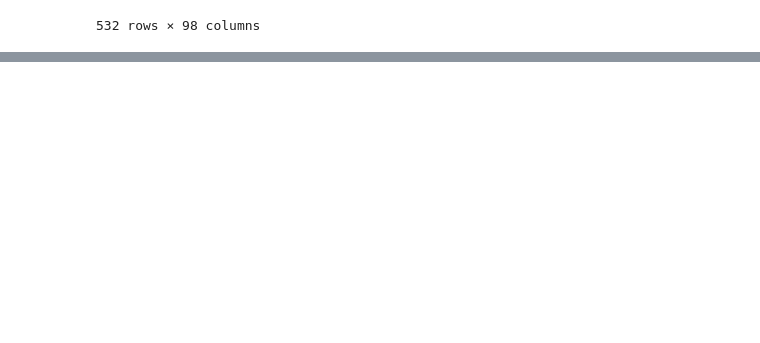
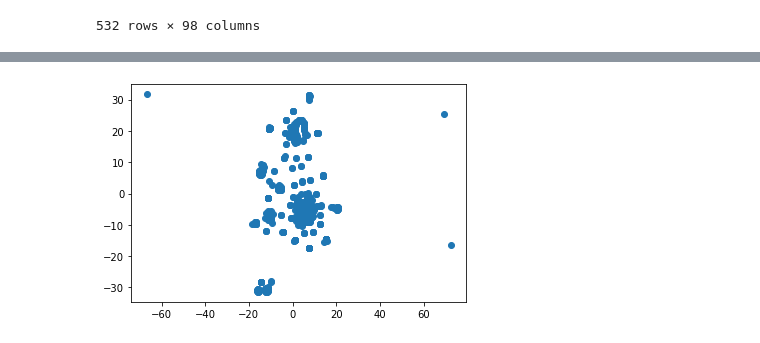
Before and after one commit to cekiorpes/unsupervised_learning-challenge, a Jupyter notebook: Cryptocurrency.ipynb, the cells around one changed output, grey strips where cells are left out. Saved outputs shown, nothing was run; the diff lists cells and outputs as text; code cells hidden in the pictures; blank space fills up the shorter version.

Commit message:
Ran PCA and TSNE to reduce dimensions - playing with learning rate

```diff
--- a/Cryptocurrency.ipynb
+++ b/Cryptocurrency.ipynb
@@ -70,3 +72,7 @@ df_dummy
 | 1246 | 7.296538e+06 | 2.100000e+07 | 0 | 0 | 0 | ... |
 | 1247 | 1.283270e+05 | 1.000000e+06 | 0 | 0 | 0 | ... |
 532 rows × 98 columns
+# %%
+#Scaling data
+df_scaled = StandardScaler().fit_transform(df_dummy)
+df_scaled
@@ -72,0 +93,10 @@ df_dummy
+# %%
+# Apply PCA to reduce dimensions
+# Initialize PCA model
+pca = PCA(n_components=0.9)
+crypto_pca = pca.fit_transform(df_scaled)
+
+# Transform PCA data to a DataFrame
+df_crypto_pca = pd.DataFrame(data=crypto_pca)
+
+df_crypto_pca.head()
@@ -72,0 +111,14 @@ df_dummy
+# %%
+#Apply TSNE to further reduce dimensions
+# Initialize t-SNE model
+tsne = TSNE(learning_rate=80)
+
+# Reduce dimensions
+tsne_features = tsne.fit_transform(df_crypto_pca)
+tsne_features.shape
+
+# Plot the results
+plt.scatter(tsne_features[:,0], tsne_features[:,1])
+plt.show()
+# %% [output]
+[figure, added]
```
Also changed, not shown: parts of 3 cells of this notebook.
